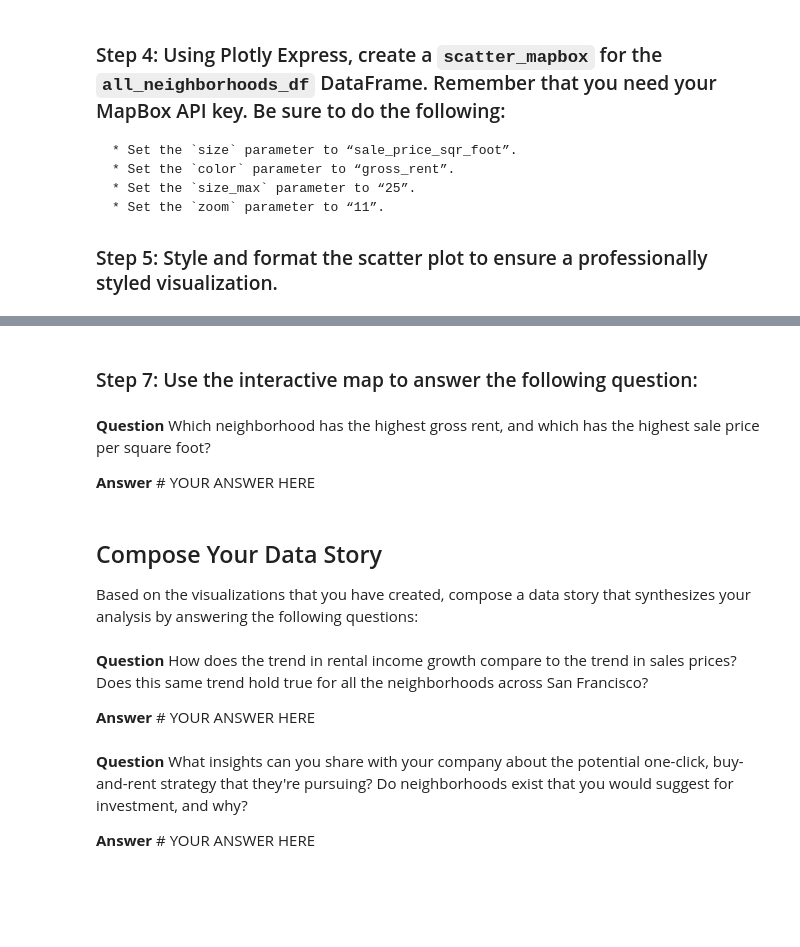
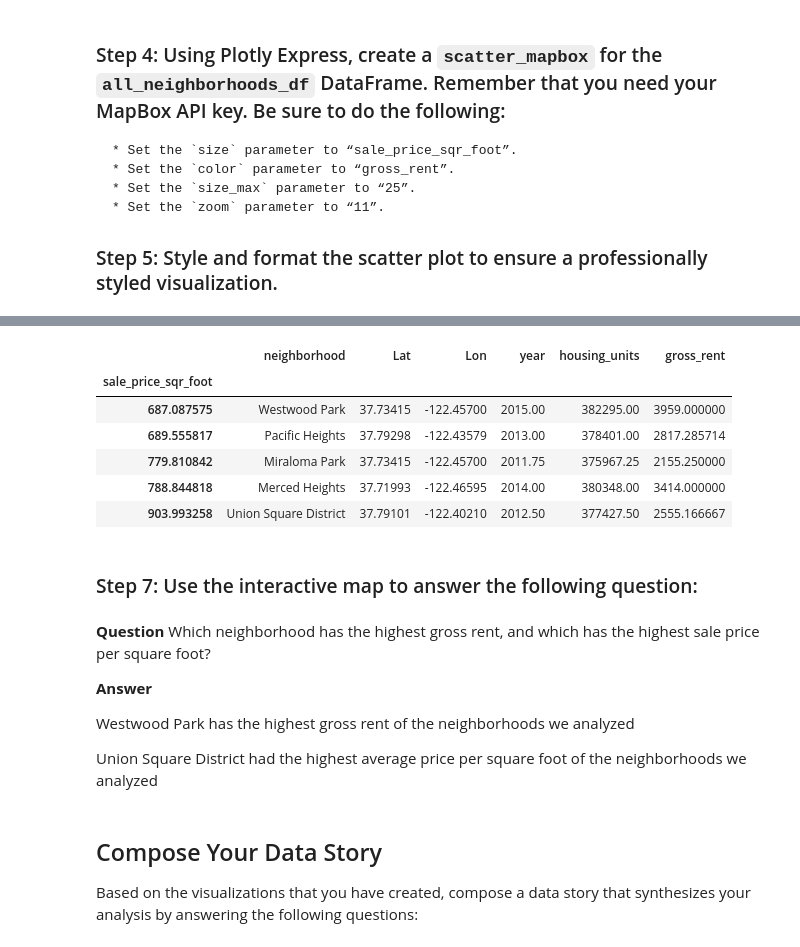
Before and after one commit to rhurst11/Fintech_Module_6_Challenge, a Jupyter notebook: Starter_Code/san_francisco_housing.ipynb, the cells around one changed output, grey strips where cells are left out. Saved outputs shown, nothing was run; the diff lists cells and outputs as text; code cells hidden in the pictures; blank space fills up the shorter version.

```diff
--- a/Starter_Code/san_francisco_housing.ipynb
+++ b/Starter_Code/san_francisco_housing.ipynb
@@ -647,18 +666,26 @@ px.scatter_mapbox(
+# %%
+highest_expenses_sale_price = final_neighborhood_df.groupby('sale_price_sqr_foot').max()
+
+highest_expenses_sale_price.tail(5)
+# %% [output]
+|  | neighborhood | Lat | Lon | year | housing_units | gross_rent |
+| sale_price_sqr_foot |  |  |  |  |  |  |
+| 687.087575 | Westwood Park | 37.73415 | -122.45700 | 2015.00 | 382295.00 | 3959.000000 |
+| 689.555817 | Pacific Heights | 37.79298 | -122.43579 | 2013.00 | 378401.00 | 2817.285714 |
+| 779.810842 | Miraloma Park | 37.73415 | -122.45700 | 2011.75 | 375967.25 | 2155.250000 |
+| 788.844818 | Merced Heights | 37.71993 | -122.46595 | 2014.00 | 380348.00 | 3414.000000 |
+| 903.993258 | Union Square District | 37.79101 | -122.40210 | 2012.50 | 377427.50 | 2555.166667 |
 # %% [markdown]
 ### Step 7: Use the interactive map to answer the following question:
 # %% [markdown]
 **Question** Which neighborhood has the highest gross rent, and which has the highest sale price per square foot?
 
-**Answer** # YOUR ANSWER HERE
+**Answer**
+
+Westwood Park has the highest gross rent of the neighborhoods we analyzed
+
+Union Square District had the highest average price per square foot of the neighborhoods we analyzed
 # %% [markdown]
 ## Compose Your Data Story
 
 Based on the visualizations that you have created, compose a data story that synthesizes your analysis by answering the following questions:
-# %% [markdown]
-**Question**  How does the trend in rental income growth compare to the trend in sales prices? Does this same trend hold true for all the neighborhoods across San Francisco?
-
-**Answer** # YOUR ANSWER HERE
-# %% [markdown]
-**Question** What insights can you share with your company about the potential one-click, buy-and-rent strategy that they're pursuing? Do neighborhoods exist that you would suggest for investment, and why?
-
-**Answer** # YOUR ANSWER HERE
```
Also changed, not shown: parts of 11 cells of this notebook.
